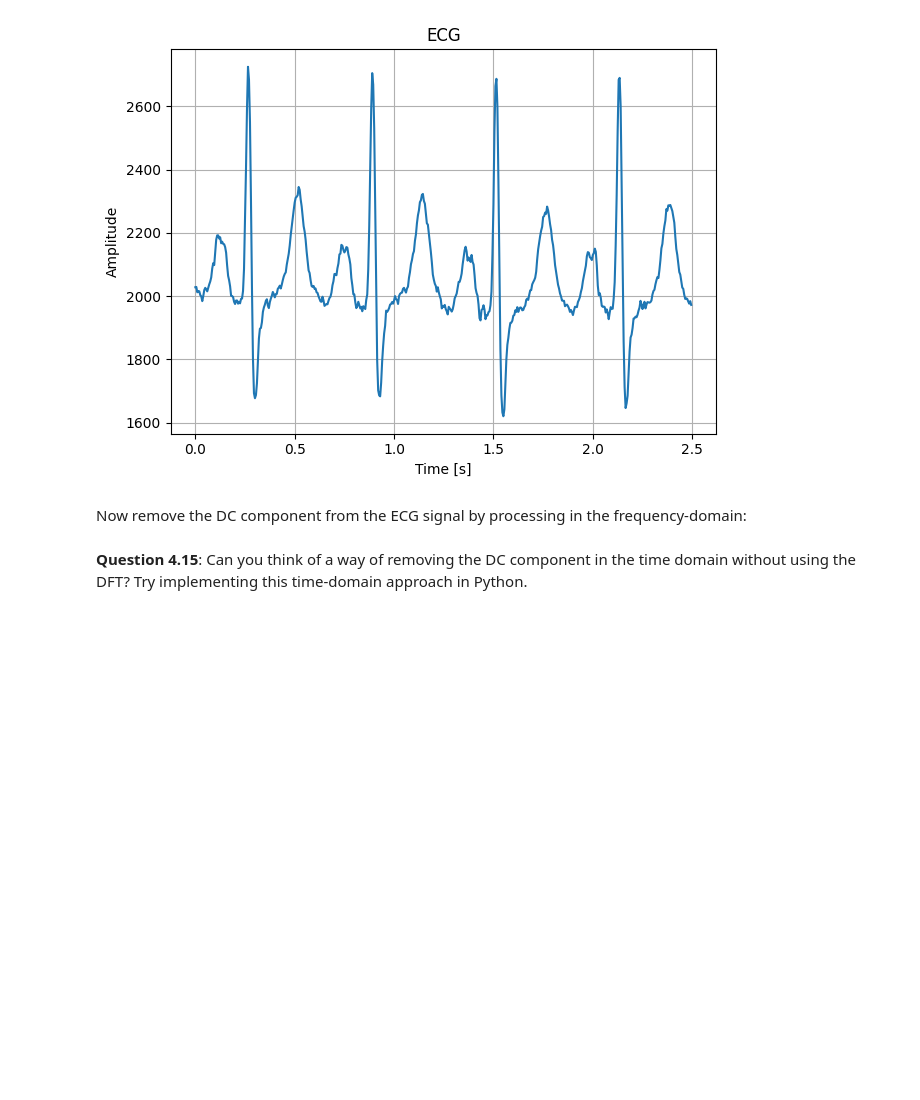
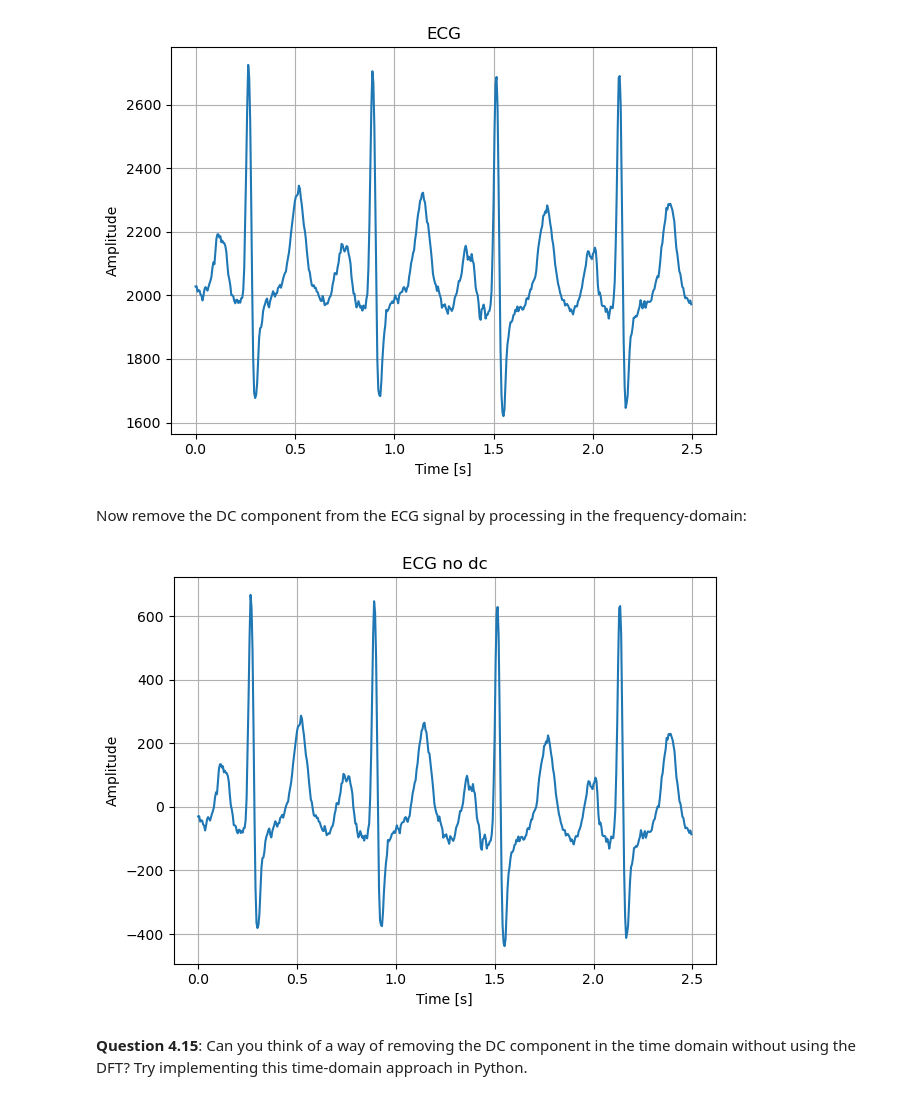
Before and after one commit to lucasng32/sap-EE2-SS-LAB, a Jupyter notebook: EX4 - Fourier.ipynb, the cells around one changed output. Saved outputs shown, nothing was run; the diff lists cells and outputs as text; code cells hidden in the pictures; blank space fills up the shorter version.

```diff
--- a/EX4 - Fourier.ipynb
+++ b/EX4 - Fourier.ipynb
@@ -311,8 +330,12 @@ Now remove the DC component from the ECG signal by processing in the frequency-d
 # %%
 from scipy.fft import ifft
 
 ECG = fft(ecg)
 ECG[0] = 0 # remove the 0 Hz component
 ecg_no_dc = np.real(ifft(ECG))
+plt = plot_signal(t, ecg_no_dc, title='ECG no dc', xlabel='Time [s]', ylabel='Amplitude')
+plt.show()
+# %% [output]
+[figure, added]
 # %% [markdown]
 **Question 4.15**: Can you think of a way of removing the DC component in the time domain without using the DFT? Try implementing this time-domain approach in Python.
```
Also changed, not shown: parts of 27 cells of this notebook, 5 other files.
